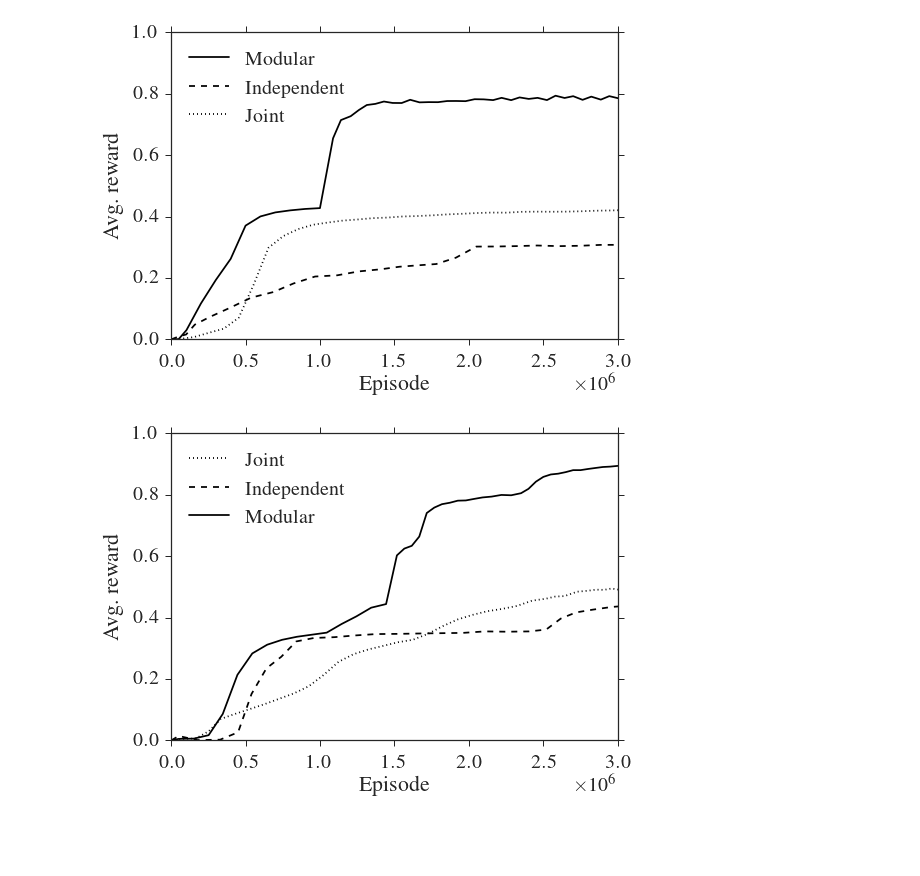
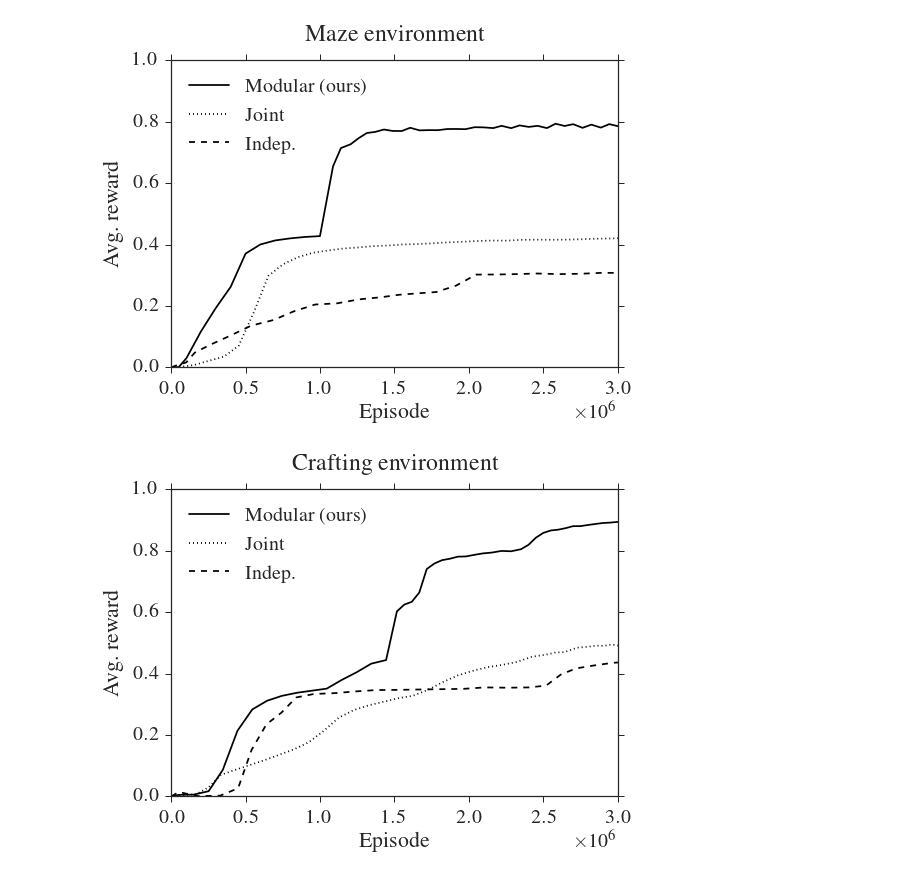
Before and after one commit to jacobandreas/psketch, a Jupyter notebook: experiments/figures.ipynb, the cells around one changed output. Saved outputs shown, nothing was run; the diff lists cells and outputs as text; code cells hidden in the pictures; blank space fills up the shorter version.

```diff
--- a/experiments/figures.ipynb
+++ b/experiments/figures.ipynb
@@ -34,9 +34,10 @@ def load_scores(experiment):
         groups[step] = group
         return groups
 
-def plot_means(experiments, n_tasks):
+def plot_means(title, experiments, n_tasks):
     max_step = 3000000
-    for experiment, style in experiments.items():
+    #for experiment, style in experiments.items():
+    for experiment, style in experiments:
         label, color, ls = style
         steps = []
         means = []
@@ -49,6 +50,7 @@ def plot_means(experiments, n_tasks):
         plt.plot(steps, means, label=label, color=color, ls=ls)
     plt.legend(loc=2)
     plt.ticklabel_format(style='sci', axis='x', scilimits=(0,0))
+    plt.title(title, y=1.05)
     plt.xlim([0, max_step])
     plt.ylim([0, 1])
     plt.xlabel("Episode")
@@ -79,7 +81,7 @@ TASK_LENS = {
 }
 MAX_TASK_LEN = 5
 
-def plot_hist(experiment, n_tasks):
+def plot_hist(title, experiment, n_tasks):
     max_step = 3000000
     index = {}
     scores = load_scores(experiment)
@@ -102,6 +104,7 @@ def plot_hist(experiment, n_tasks):
 
     #plt.legend(loc=2)
     plt.ticklabel_format(style='sci', axis='x', scilimits=(0,0))
+    plt.title(title, y=1.05)
     plt.xlim([0, max_step])
     plt.ylim([0, 1])
     plt.xlabel("Episode", labelpad=10)
@@ -126,17 +135,21 @@ plot_means(
 # %%
-plot_means(
-    {"light_indep": ("Independent", "k", "--"),
-     "light_joint-feat-plan": ("Joint", "k", ":"),
-     "light_modular": ("Modular", "k", "-")},
+plot_means("Maze environment",
+    [
+     ("light_modular", ("Modular (ours)", "k", "-")),
+     ("light_joint-feat-plan", ("Joint", "k", ":")),
+     ("light_indep", ("Indep.", "k", "--"))
+    ],
     10)
 # %% [output]
-[figure, old version]
+[figure, new version]
 # %%
-plot_means(
-    {"craft_indep": ("Independent", "k", "--"),
-     "craft_joint-feat-plan": ("Joint", "k", ":"),
-     "craft_modular_state-baseline": ("Modular", "k", "-")},
+plot_means("Crafting environment",
+    [
+     ("craft_modular_state-baseline", ("Modular (ours)", "k", "-")),
+     ("craft_joint-feat-plan", ("Joint", "k", ":")),
+     ("craft_indep", ("Indep.", "k", "--"))
+    ],
     10)
 # %% [output]
-[figure, old version]
+[figure, new version]
 # %%
```
Also changed, not shown: parts of 6 cells of this notebook, 1 other file.
